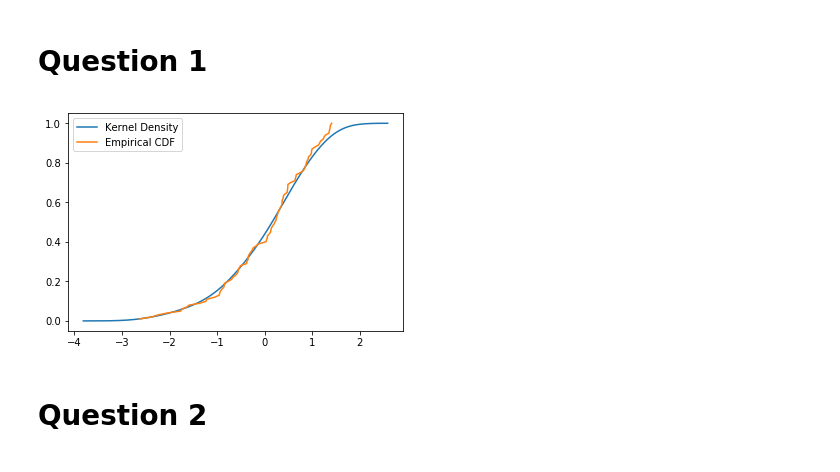
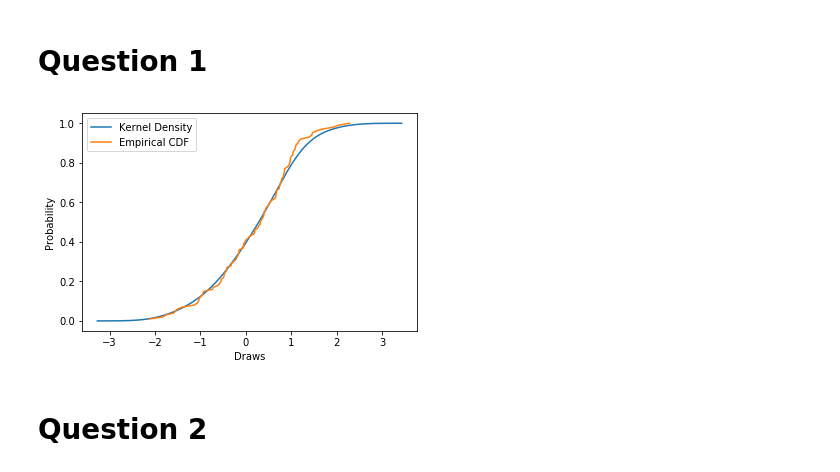
Before and after one commit to ericschulman/metrics, a Jupyter notebook: metrics_iii/hw1/hw1.ipynb, the cells around one changed output. Cells and saved outputs as stored; diff of their text form; code cells hidden in the pictures.

```diff
--- a/metrics_iii/hw1/hw1.ipynb
+++ b/metrics_iii/hw1/hw1.ipynb
@@ -12,20 +13,22 @@ from statsmodels.distributions.empirical_distribution import ECDF
 # %%
 sample = np.random.normal(0,1, 100)
 sample.sort() #insure in order
 
 #note default kernel is Guassian, default bandwith is 1.06
 kdens = sm.nonparametric.KDEUnivariate(sample)
 kdens.fit()
 
 ec = ECDF(sample)
 ec = ec(sample)
 
 plt.plot(kdens.support, kdens.cdf, label='Kernel Density')
 plt.plot(sample, ec, label='Empirical CDF')
+plt.ylabel('Probability')
+plt.xlabel('Draws')
 plt.legend()
 plt.show()
 # %% [output]
-[figure, old version]
+[figure, new version]
 # %% [markdown]
 # Question 2
 # %%
```
Also changed, not shown: parts of 4 cells of this notebook.
